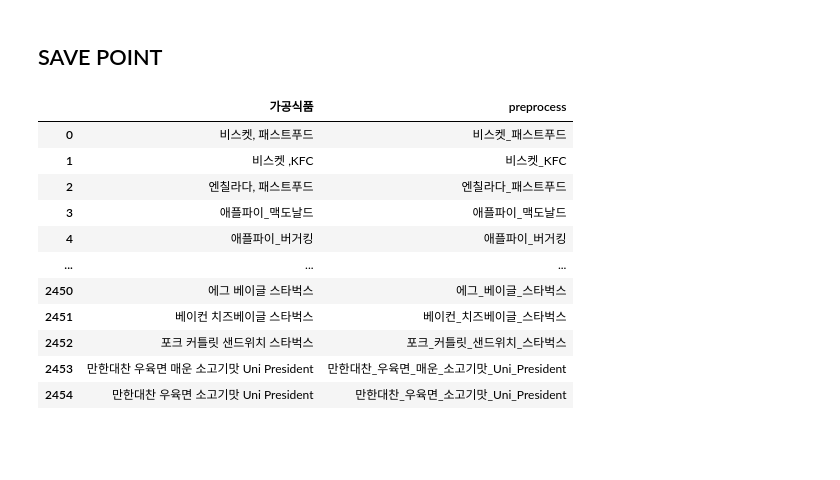
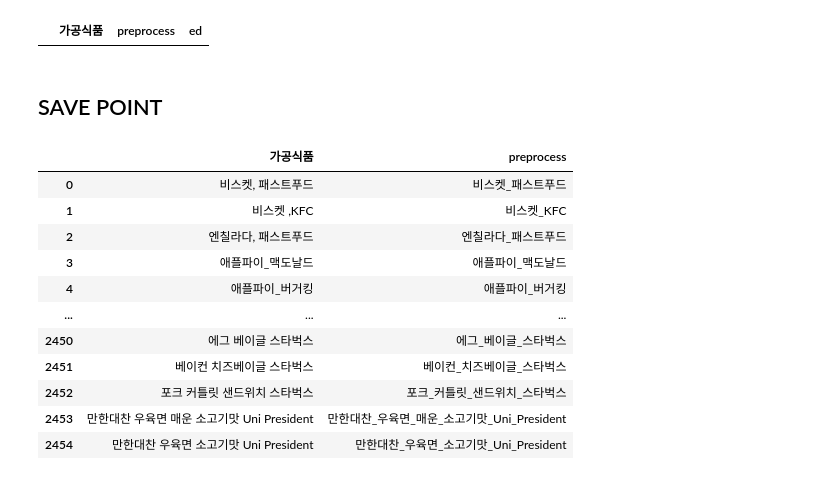
Before and after one commit to ximzzzzz/Food_CAMERA, a Jupyter notebook: lexicon.ipynb, the cells around one changed output. Drawn from its saved outputs; the diff is of its cells as text; code cells hidden in the pictures; blank space fills up the shorter version.

```diff
--- a/lexicon.ipynb
+++ b/lexicon.ipynb
@@ -13,5 +11,7 @@ lexicon = pd.read_csv('OCR_lexicon.csv', header=None, names=['가공식품'])
 # %%
-lexicon[lexicon['가공식품'].apply(lambda x : bool(re.compile(']').search(x)))]
+# lexicon[lexicon['preprocess'].apply(lambda x : bool(re.compile('!').search(x)))]
+# %% [output]
+|  | 가공식품 | preprocess | ed |
 # %%
 lexicon['preprocess'] = lexicon['가공식품'].apply(lambda x : x.replace(',', '_' ))
 lexicon['preprocess'] = lexicon['preprocess'].apply(lambda x : x.replace(' ', '_' ))
```
Also changed, not shown: parts of 14 cells of this notebook.
